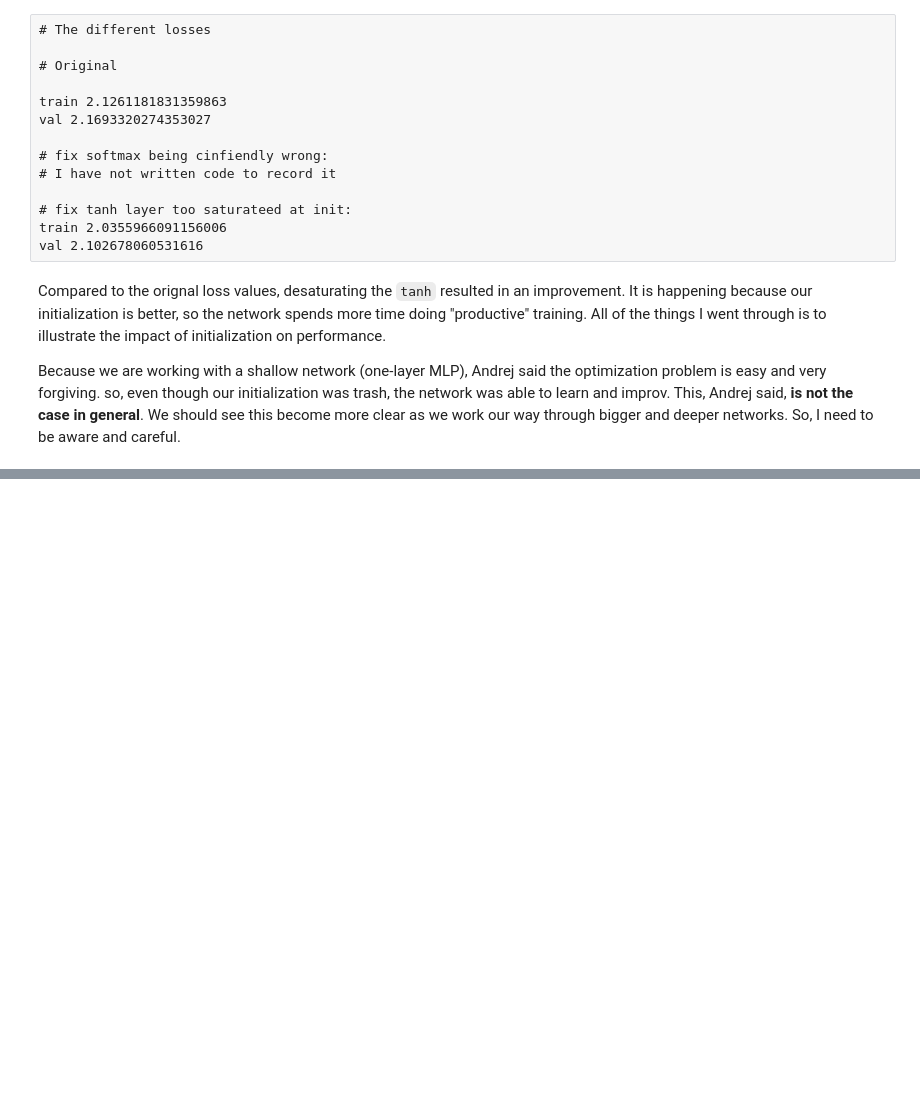
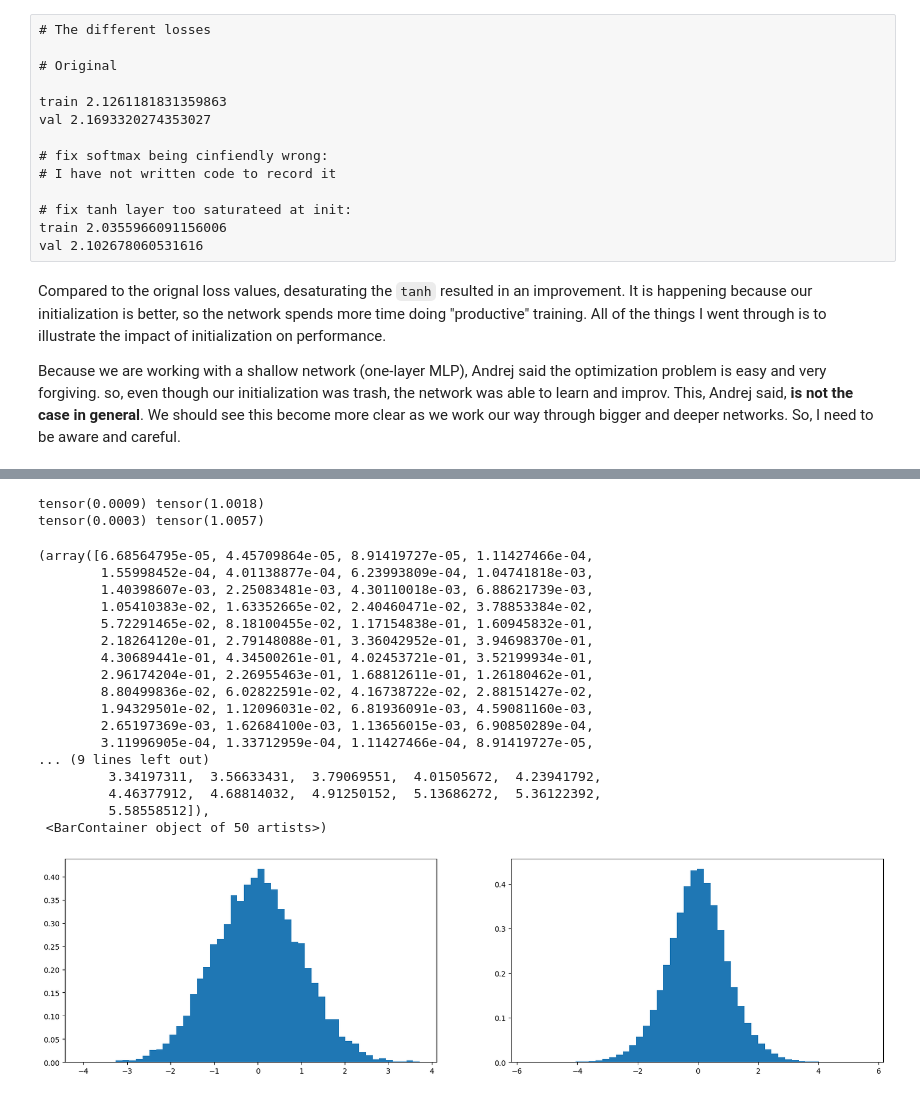
Before and after one commit to kassi-bertrand/machine-learning-notes, a Jupyter notebook: 08-Building Makemore/part-3.ipynb, the cells around one changed output, grey strips where cells are left out. Cells and saved outputs as stored; diff of their text form; code cells hidden in the pictures; blank space fills up the shorter version.

```diff
--- a/08-Building Makemore/part-3.ipynb
+++ b/08-Building Makemore/part-3.ipynb
@@ -716,0 +763,32 @@ We scaled down that the "weight" and "biases" matrices. But I just copied Andrej
+# %%
+x = torch.randn(1000, 10)
+w = torch.randn(10, 200) / 10 ** 0.5
+y = x @ w
+print(x.mean(), x.std())
+print(y.mean(), y.std())
+plt.figure(figsize=(20, 5))
+plt.subplot(121)
+plt.hist(x.view(-1).tolist(), 50, density=True)
+plt.subplot(122)
+plt.hist(y.view(-1).tolist(), 50, density=True)
+# %% [output]
+tensor(0.0009) tensor(1.0018)
+tensor(0.0003) tensor(1.0057)
+(array([6.68564795e-05, 4.45709864e-05, 8.91419727e-05, 1.11427466e-04,
+        1.55998452e-04, 4.01138877e-04, 6.23993809e-04, 1.04741818e-03,
+        1.40398607e-03, 2.25083481e-03, 4.30110018e-03, 6.88621739e-03,
+        1.05410383e-02, 1.63352665e-02, 2.40460471e-02, 3.78853384e-02,
+        5.72291465e-02, 8.18100455e-02, 1.17154838e-01, 1.60945832e-01,
+        2.18264120e-01, 2.79148088e-01, 3.36042952e-01, 3.94698370e-01,
+        4.30689441e-01, 4.34500261e-01, 4.02453721e-01, 3.52199934e-01,
+        2.96174204e-01, 2.26955463e-01, 1.68812611e-01, 1.26180462e-01,
+        8.80499836e-02, 6.02822591e-02, 4.16738722e-02, 2.88151427e-02,
+        1.94329501e-02, 1.12096031e-02, 6.81936091e-03, 4.59081160e-03,
+        2.65197369e-03, 1.62684100e-03, 1.13656015e-03, 6.90850289e-04,
+        3.11996905e-04, 1.33712959e-04, 1.11427466e-04, 8.91419727e-05,
+... (9 lines left out)
+         3.34197311,  3.56633431,  3.79069551,  4.01505672,  4.23941792,
+         4.46377912,  4.68814032,  4.91250152,  5.13686272,  5.36122392,
+         5.58558512]),
+ <BarContainer object of 50 artists>)
+[figure, added]
```
Also changed, not shown: parts of 9 cells of this notebook.
